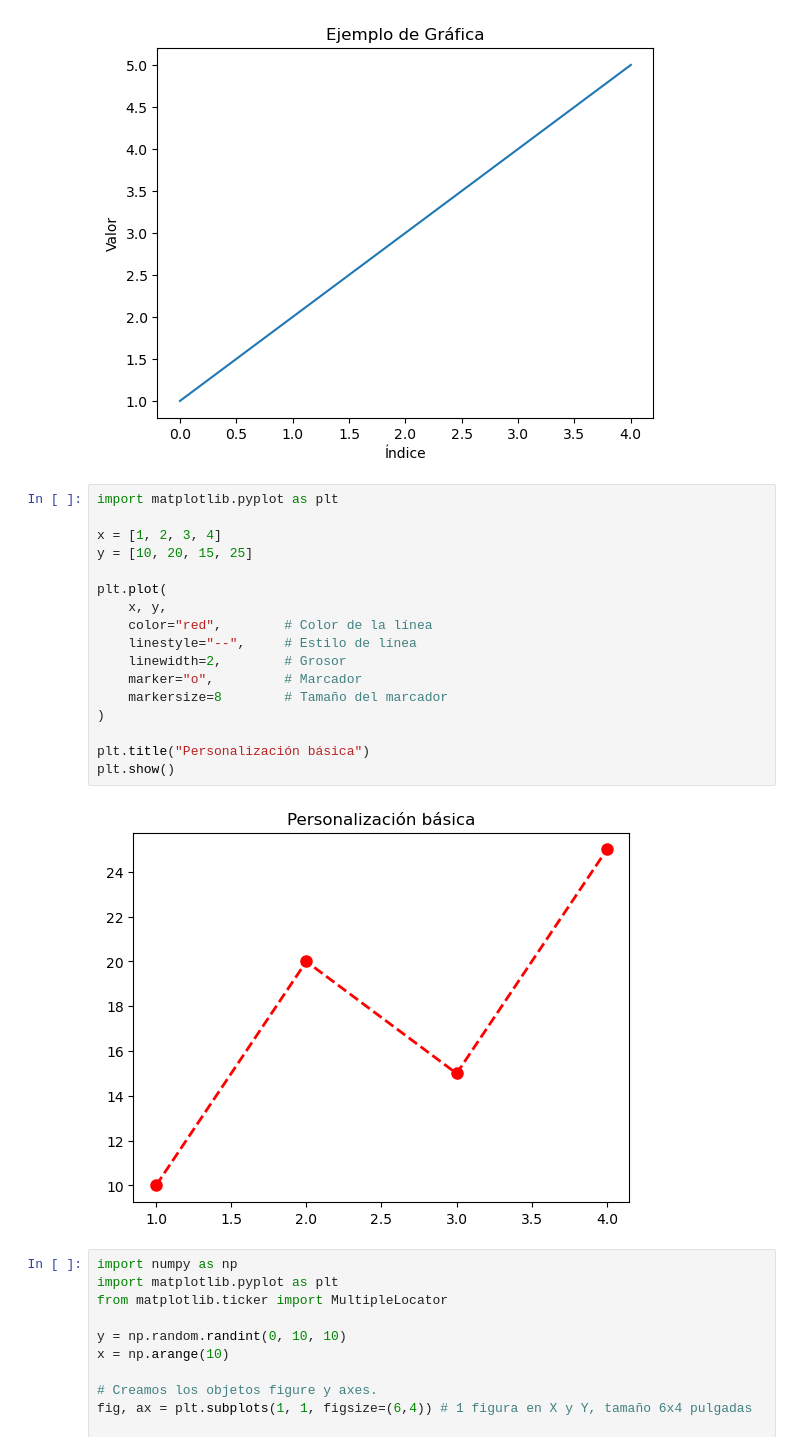
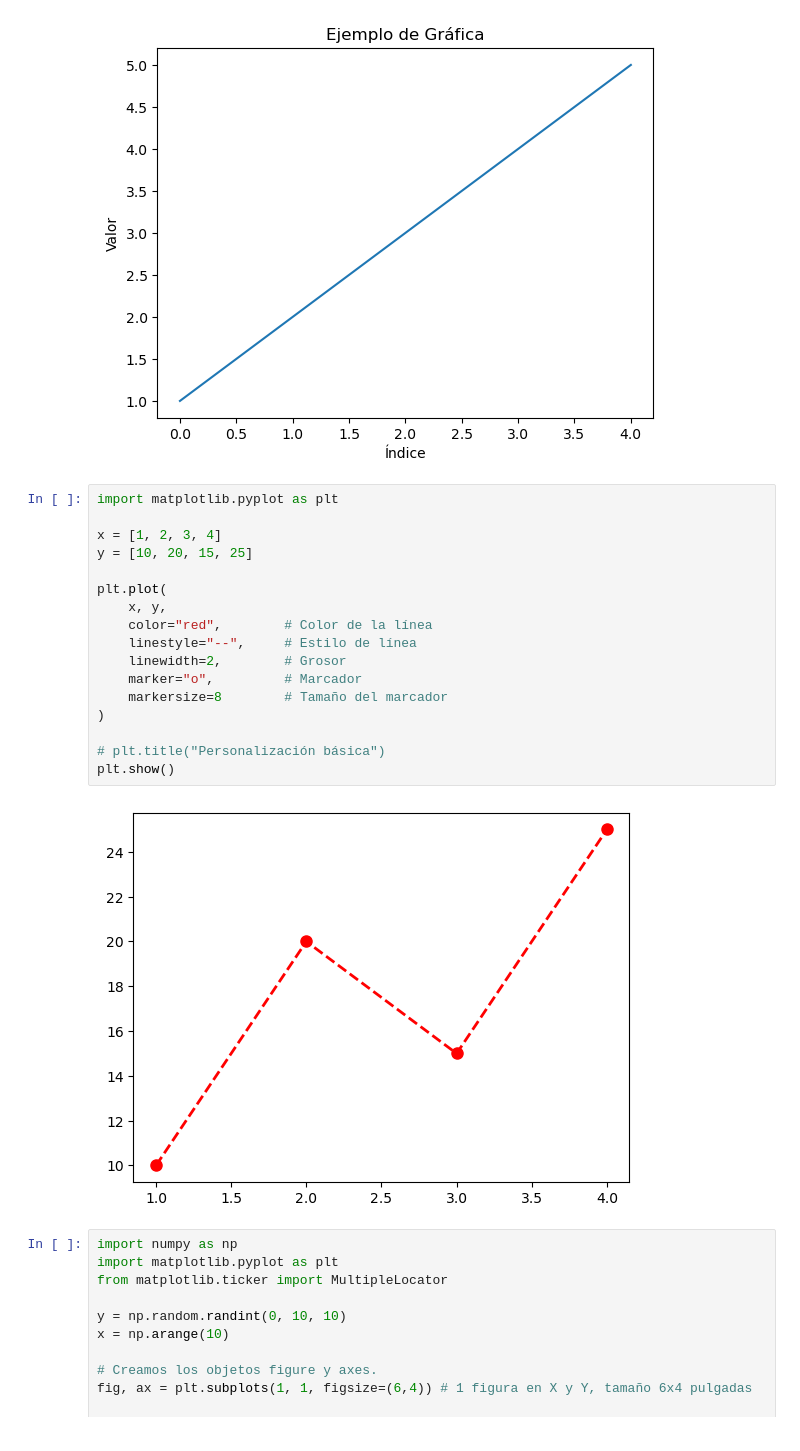
Before and after one commit to javieregeablasco/Apuntes, a Jupyter notebook: docs/SMX/SMX_2/Opt_Python/code/UT7/matplotlib/mpl.ipynb, the cells around one changed output. Drawn from its saved outputs; the diff is of its cells as text.

```diff
--- a/docs/SMX/SMX_2/Opt_Python/code/UT7/matplotlib/mpl.ipynb
+++ b/docs/SMX/SMX_2/Opt_Python/code/UT7/matplotlib/mpl.ipynb
@@ -38,22 +38,22 @@ plt.show()
 # %%
 import matplotlib.pyplot as plt
 
 x = [1, 2, 3, 4]
 y = [10, 20, 15, 25]
 
 plt.plot(
     x, y,
     color="red",        # Color de la línea
     linestyle="--",     # Estilo de línea
     linewidth=2,        # Grosor
     marker="o",         # Marcador
     markersize=8        # Tamaño del marcador
 )
 
-plt.title("Personalización básica")
+# plt.title("Personalización básica")
 plt.show()
 # %% [output]
-[figure, old version]
+[figure, new version]
 # %%
 import numpy as np
 import matplotlib.pyplot as plt
```
Also changed, not shown: parts of 1 cell of this notebook, 4 other files.
